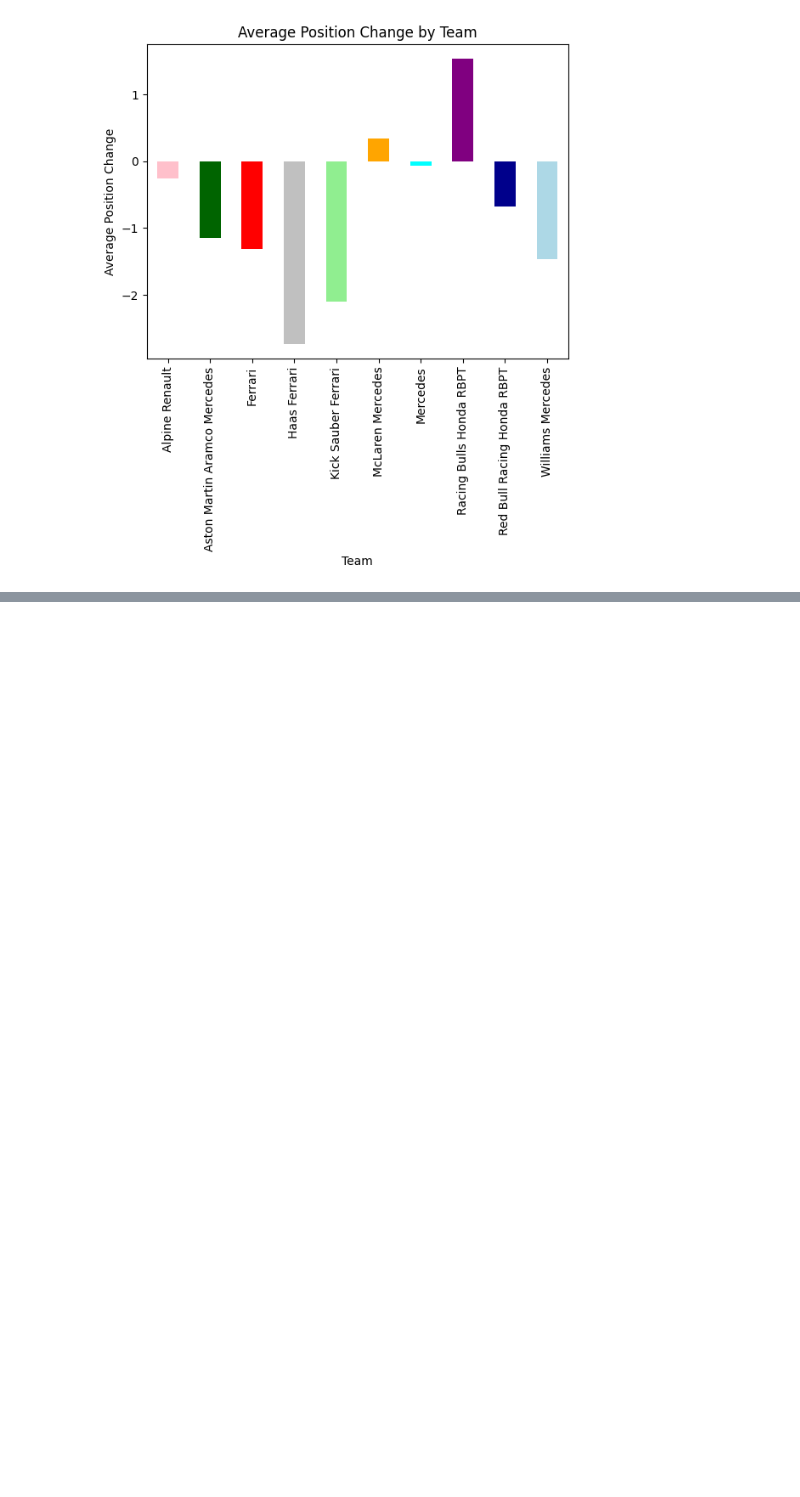
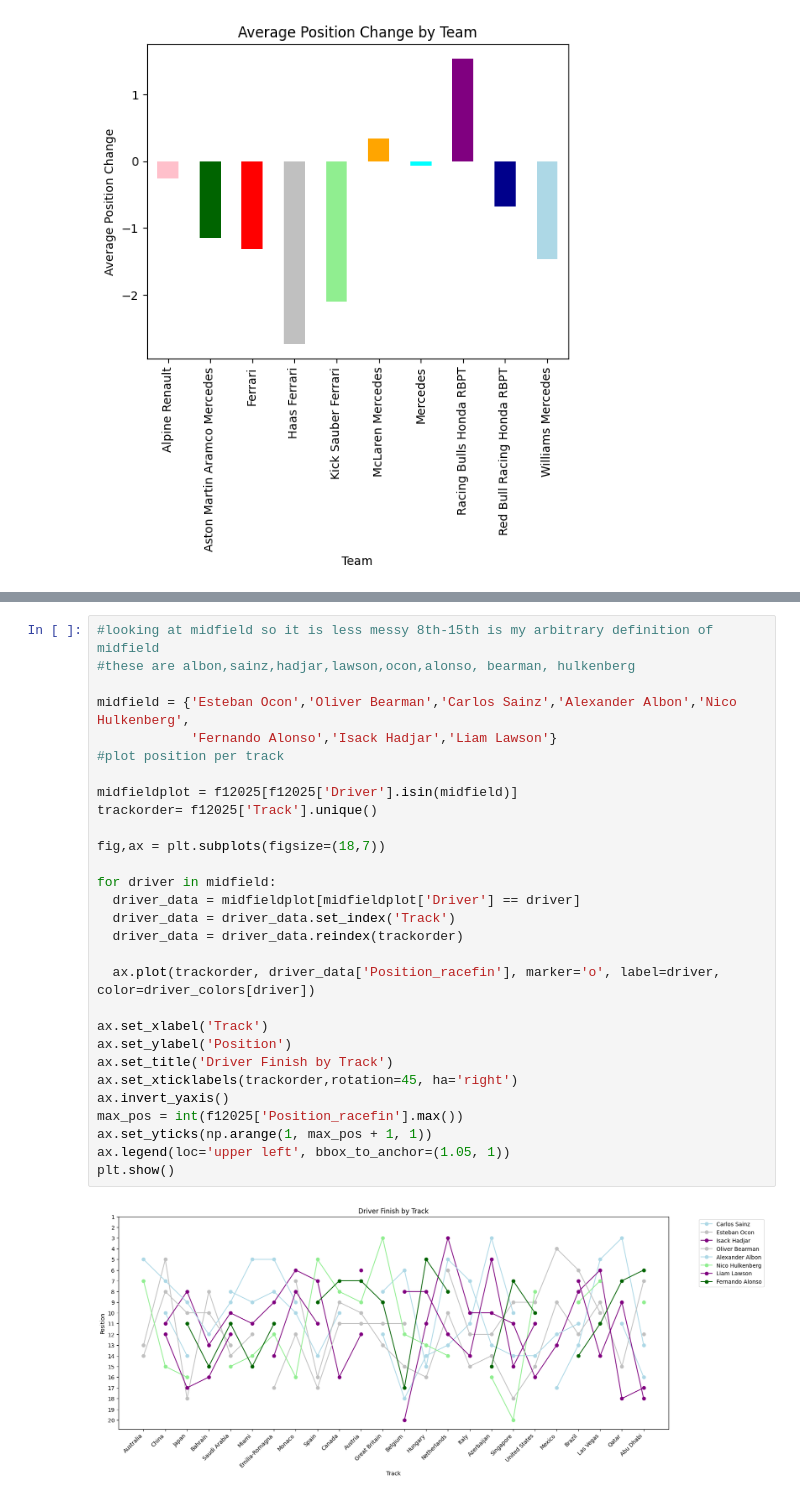
Before and after one commit to mw2304/FreeformProgramming, a Jupyter notebook: FreeFormProgrammingipynb.ipynb, the cells around one changed output, grey strips where cells are left out. Drawn from its saved outputs; the diff is of its cells as text; blank space fills up the shorter version.

```diff
--- a/FreeFormProgrammingipynb.ipynb
+++ b/FreeFormProgrammingipynb.ipynb
@@ -126,0 +218,31 @@ plt.show()
+# %%
+#looking at midfield so it is less messy 8th-15th is my arbitrary definition of midfield
+#these are albon,sainz,hadjar,lawson,ocon,alonso, bearman, hulkenberg
+
+midfield = {'Esteban Ocon','Oliver Bearman','Carlos Sainz','Alexander Albon','Nico Hulkenberg',
+            'Fernando Alonso','Isack Hadjar','Liam Lawson'}
+#plot position per track
+
+midfieldplot = f12025[f12025['Driver'].isin(midfield)]
+trackorder= f12025['Track'].unique()
+
+fig,ax = plt.subplots(figsize=(18,7))
+
+for driver in midfield:
+  driver_data = midfieldplot[midfieldplot['Driver'] == driver]
+  driver_data = driver_data.set_index('Track')
+  driver_data = driver_data.reindex(trackorder)
+
+  ax.plot(trackorder, driver_data['Position_racefin'], marker='o', label=driver, color=driver_colors[driver])
+
+ax.set_xlabel('Track')
+ax.set_ylabel('Position')
+ax.set_title('Driver Finish by Track')
+ax.set_xticklabels(trackorder,rotation=45, ha='right')
+ax.invert_yaxis()
+max_pos = int(f12025['Position_racefin'].max())
+ax.set_yticks(np.arange(1, max_pos + 1, 1))
+ax.legend(loc='upper left', bbox_to_anchor=(1.05, 1))
+plt.show()
+# %% [output]
+[figure, added]
```
Also changed, not shown: parts of 8 cells of this notebook.
